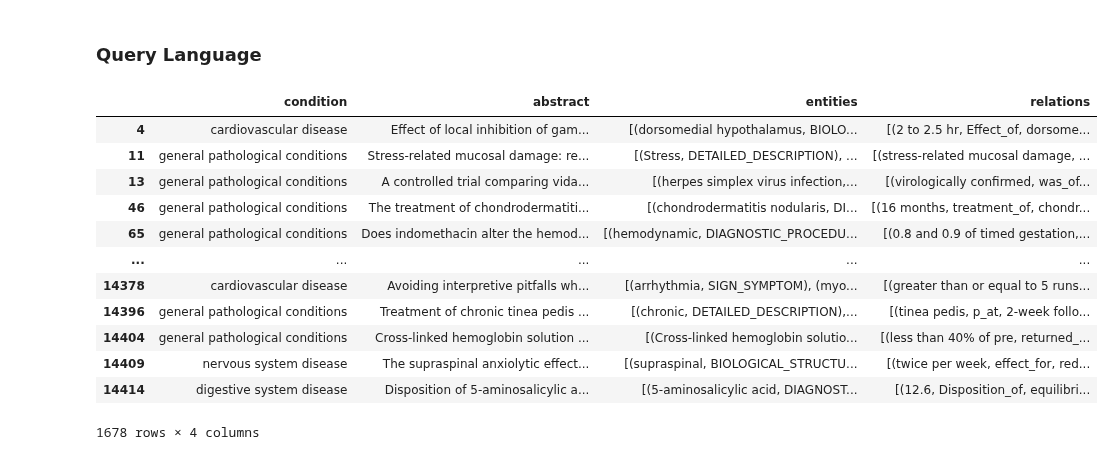
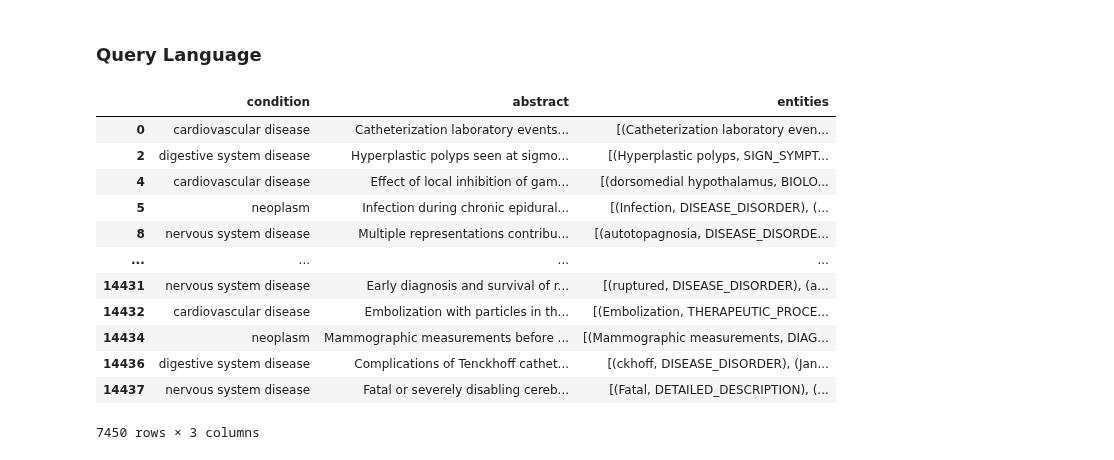
Before and after one commit to vitomarcorubino/MedicalTextNLP, a Jupyter notebook: medicalTextNLP.ipynb, the cells around one changed output. Saved outputs shown, nothing was run; the diff lists cells and outputs as text; code cells hidden in the pictures.

Commit message:
Relations Extraction updated

```diff
--- a/medicalTextNLP.ipynb
+++ b/medicalTextNLP.ipynb
@@ -603,6 +517,9 @@ This is an image of the database schema we are going to create.
 </div>
 # %% [markdown]
 ### Data Definition Language
+# %%
+# Drop rows where condition is 5
+semantic_df = semantic_df[semantic_df['condition'] != 'general pathological conditions']
 # %%
 CREATE_MEDICATIONS = """
 DROP TABLE IF EXISTS MEDICATIONS;
@@ -846,11 +676,0 @@ with open('database/dml/insert_medications.sql', 'w') as file:
-# %%
-# THERAPIES
-therapies = []
-
-for entities in semantic_df['entities']:
-    for text, label in entities:
-        if label == 'THERAPEUTIC_PROCEDURE':
-            therapies.append(text)
-
-# Prepare data for insertion into the THERAPIES table
-therapies
@@ -913,13 +718,14 @@ with open('database/dml/insert_symptoms.sql', 'w') as file:
     for query in insert_symptoms:
         file.write(query + '\n')
 # %%
-# Diseases entities
+# List to store (condition, disease) tuples
 diseases = []
 
-for entities in semantic_df['entities']:
+# Iterate through the rows of the DataFrame
+for condition, entities in zip(semantic_df['condition'], semantic_df['entities']):
     for text, label in entities:
         if label == 'DISEASE_DISORDER':
-            diseases.append(text)
+            diseases.append((condition, text))
 
-diseases
+len(diseases)
 # %% [output]
@@ -989,3 +789,13 @@ for diagnostic_test in diagnostic_tests:
 with open('database/dml/insert_diagnostic_tests.sql', 'w') as file:
     for query in insert_diagnostic_tests:
         file.write(query + '\n')
+# %%
+# Biological Structure entities
+biological_structures = []
+
+for entities in semantic_df['entities']:
+    for text, label in entities:
+        if label == 'BIOLOGICAL_STRUCTURE':
+            biological_structures.append(text)
+
+biological_structures
@@ -993,19 +834,19 @@ with open('database/dml/insert_diagnostic_tests.sql', 'w') as file:
 ### Query Language
 # %%
 semantic_df[semantic_df['entities'].apply(
-    lambda entities: any(label == 'MEDICATION' for _, label in entities) and any(label == 'DOSAGE' for _, label in entities)
+    lambda entities: any(label == 'BIOLOGICAL_STRUCTURE' for _, label in entities)
 )]
 # %% [output]
-|  | condition | abstract | entities | relations |
-| 4 | cardiovascular disease | Effect of local inhibition of gam... | [(dorsomedial hypothalamus, BIOLO... | [(2 to 2.5 hr, Effect_of, dorsome... |
-| 11 | general pathological conditions | Stress-related mucosal damage: re... | [(Stress, DETAILED_DESCRIPTION), ... | [(stress-related mucosal damage, ... |
-| 13 | general pathological conditions | A controlled trial comparing vida... | [(herpes simplex virus infection,... | [(virologically confirmed, was_of... |
-| 46 | general pathological conditions | The treatment of chondrodermatiti... | [(chondrodermatitis nodularis, DI... | [(16 months, treatment_of, chondr... |
-| 65 | general pathological conditions | Does indomethacin alter the hemod... | [(hemodynamic, DIAGNOSTIC_PROCEDU... | [(0.8 and 0.9 of timed gestation,... |
-| ... | ... | ... | ... | ... |
-| 14378 | cardiovascular disease | Avoiding interpretive pitfalls wh... | [(arrhythmia, SIGN_SYMPTOM), (myo... | [(greater than or equal to 5 runs... |
-| 14396 | general pathological conditions | Treatment of chronic tinea pedis ... | [(chronic, DETAILED_DESCRIPTION),... | [(tinea pedis, p_at, 2-week follo... |
-| 14404 | general pathological conditions | Cross-linked hemoglobin solution ... | [(Cross-linked hemoglobin solutio... | [(less than 40% of pre, returned_... |
-| 14409 | nervous system disease | The supraspinal anxiolytic effect... | [(supraspinal, BIOLOGICAL_STRUCTU... | [(twice per week, effect_for, red... |
-| 14414 | digestive system disease | Disposition of 5-aminosalicylic a... | [(5-aminosalicylic acid, DIAGNOST... | [(12.6, Disposition_of, equilibri... |
+|  | condition | abstract | entities |
+| 0 | cardiovascular disease | Catheterization laboratory events... | [(Catheterization laboratory even... |
+| 2 | digestive system disease | Hyperplastic polyps seen at sigmo... | [(Hyperplastic polyps, SIGN_SYMPT... |
+| 4 | cardiovascular disease | Effect of local inhibition of gam... | [(dorsomedial hypothalamus, BIOLO... |
+| 5 | neoplasm | Infection during chronic epidural... | [(Infection, DISEASE_DISORDER), (... |
+| 8 | nervous system disease | Multiple representations contribu... | [(autotopagnosia, DISEASE_DISORDE... |
+| ... | ... | ... | ... |
+| 14431 | nervous system disease | Early diagnosis and survival of r... | [(ruptured, DISEASE_DISORDER), (a... |
+| 14432 | cardiovascular disease | Embolization with particles in th... | [(Embolization, THERAPEUTIC_PROCE... |
+| 14434 | neoplasm | Mammographic measurements before ... | [(Mammographic measurements, DIAG... |
+| 14436 | digestive system disease | Complications of Tenckhoff cathet... | [(ckhoff, DISEASE_DISORDER), (Jan... |
+| 14437 | nervous system disease | Fatal or severely disabling cereb... | [(Fatal, DETAILED_DESCRIPTION), (... |
-1678 rows × 4 columns
+7450 rows × 3 columns
```
Also changed, not shown: parts of 41 cells of this notebook, 18 other files.
